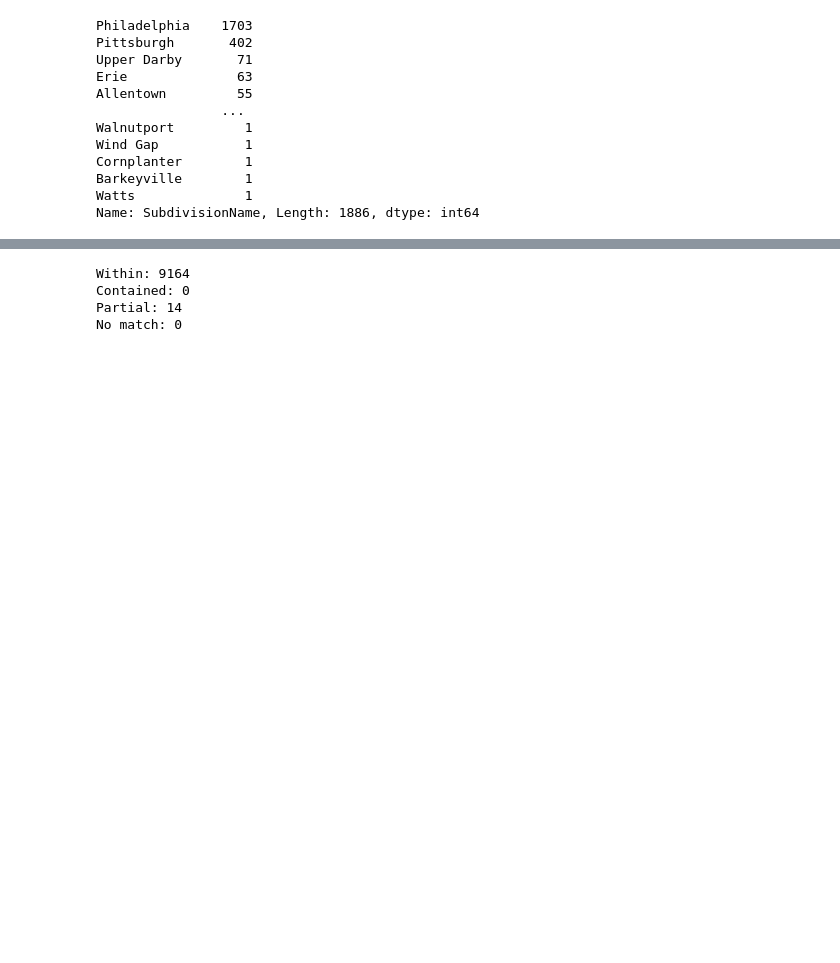
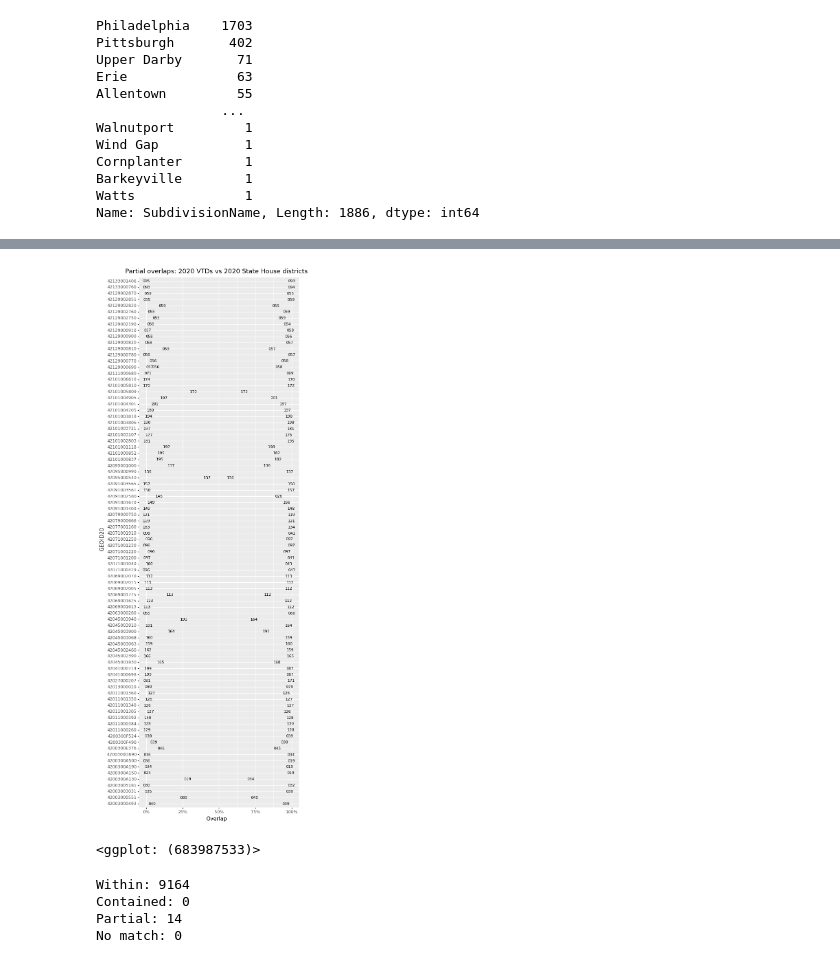
Before and after one commit to tdsmith/reverse-coattails, a Jupyter notebook: vignettes/pa.ipynb, the cells around one changed output, grey strips where cells are left out. Saved outputs shown, nothing was run; the diff lists cells and outputs as text; code cells hidden in the pictures; blank space fills up the shorter version.

```diff
--- a/vignettes/pa.ipynb
+++ b/vignettes/pa.ipynb
@@ -14,20 +18,17 @@ alarm = Path("../data-raw/alarm-redist-census-2020")
 # %%
+# Pull in VTD definitions and county names from TIGER/Line shapefiles
+
 counties = gpd.read_file(
-    "zip://"
-    + str((tiger / "tl_2020_42_all.zip").absolute())
-    + "!tl_2020_42_county20.shp",
+    "zip://" + str(tiger.absolute()) + "!tl_2020_42_county20.shp",
     ignore_geometry=True,
 )[["STATEFP20", "COUNTYFP20", "NAME20"]].rename(columns={"NAME20": "CountyName"})
 
 vtds = (
-    gpd.read_file(
-        "zip://"
-        + str((tiger / "tl_2020_42_all.zip").absolute())
-        + "!tl_2020_42_vtd20.shp"
-    )
+    gpd.read_file("zip://" + str(tiger.absolute()) + "!tl_2020_42_vtd20.shp")
     .merge(counties)
-    .set_index("GEOID20")
-    [["STATEFP20", "COUNTYFP20", "NAME20", "CountyName", "geometry"]]
+    .set_index("GEOID20")[
+        ["STATEFP20", "COUNTYFP20", "NAME20", "CountyName", "geometry"]
+    ]
 )
 
 vtds.head()
@@ -40,10 +41,10 @@ vtds.head()
 | 42001000260 | 42 | 001 | HAMILTON | Adams | POLYGON ((-77.07583 39.89272, -77... |
 | 42001000230 | 42 | 001 | GETTYSBURG WARD 02 | Adams | POLYGON ((-77.24600 39.83528, -77... |
 # %%
+# Pull in county subdivisions. This yields municipality name and type.
+
 subdivisions = gpd.read_file(
-    "zip://"
-    + str((tiger / "tl_2020_42_all.zip").absolute())
-    + "!tl_2020_42_cousub20.shp"
+    "zip://" + str(tiger.absolute()) + "!tl_2020_42_cousub20.shp"
 ).merge(
     # https://www2.census.gov/geo/pdfs/reference/LSADCodes.pdf
     pd.DataFrame(
@@ -90,10 +91,10 @@ Barkeyville        1
 Watts              1
 Name: SubdivisionName, Length: 1886, dtype: int64
 # %%
+# Pull in State House shapefiles from TIGER/Line and project them onto VTDs.
+
 sldl20 = gpd.read_file(
-    "zip://"
-    + str((tiger / "tl_2020_42_all.zip").absolute())
-    + "!tl_2020_42_sldl20.shp",
+    "zip://" + str(tiger.absolute()) + "!tl_2020_42_sldl20.shp",
 ).set_index("SLDLST20", drop=False)[["SLDLST20", "geometry"]]
 
 with_sldl = correlate.overlay(with_subdivisions.overlaid, sldl20)
@@ -111,5 +112,22 @@ No match: 0
 | 42001000200 | 42 | 001 | GERMANY | Adams | POLYGON ((-77.16709 39.71987, -77... | Germany | Township | 091 |
 | 42001000260 | 42 | 001 | HAMILTON | Adams | POLYGON ((-77.07583 39.89272, -77... | Hamilton | Township | 193 |
 | 42001000230 | 42 | 001 | GETTYSBURG WARD 02 | Adams | POLYGON ((-77.24600 39.83528, -77... | Gettysburg | Borough | 091 |
+# %%
+gg.options.figure_size = (6, 20)
+(
+    gg.ggplot(
+        pd.concat(with_sldl.intersected, names=("GEOID20", "SLDL20")).reset_index(
+            name="Overlap"
+        ),
+        gg.aes("GEOID20", "Overlap", label="SLDL20"),
+    )
+    + gg.geom_text(size=8)
+    + gg.scale_y_continuous(labels=mizani.formatters.percent)
+    + gg.coord_flip()
+    + gg.labs(title="Partial overlaps: 2020 VTDs vs 2020 State House districts")
+)
+# %% [output]
+[figure, added]
+<ggplot: (683987533)>
 # %%
 sldu20 = gpd.read_file(
```
Also changed, not shown: parts of 15 cells of this notebook, 1 other file.
